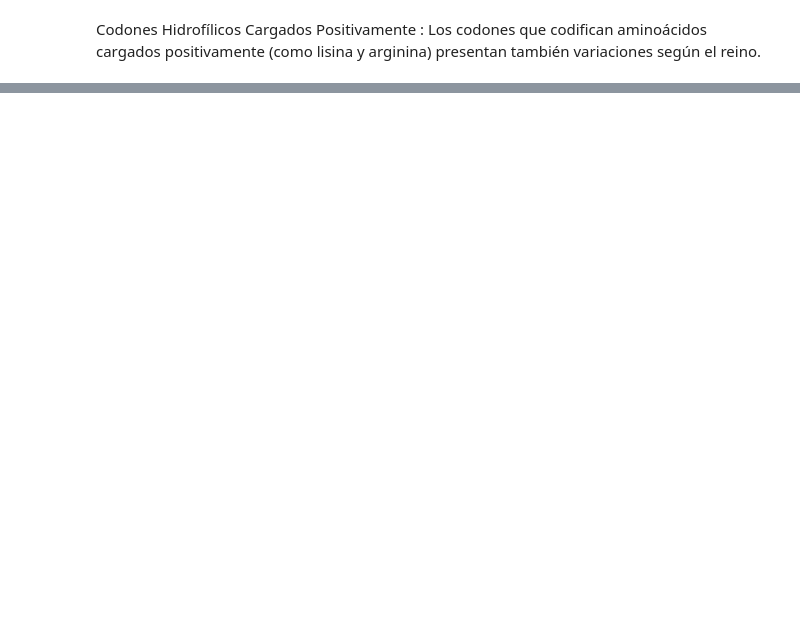
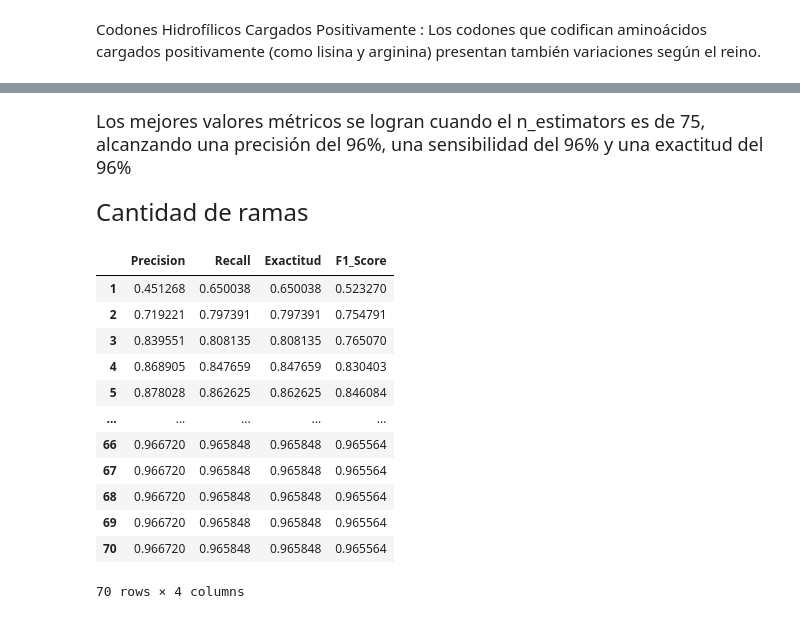
Before and after one commit to esconjaureguy/codon_usage, a Jupyter notebook: Predicción_Taxonómica_de_Especies_Usando_Frecuencias_de_Codones+_Esconajureguy_61190.ipynb, the cells around one changed output, grey strips where cells are left out. Cells and saved outputs as stored; diff of their text form; code cells hidden in the pictures; blank space fills up the shorter version.

```diff
--- a/Predicción_Taxonómica_de_Especies_Usando_Frecuencias_de_Codones+_Esconajureguy_61190.ipynb
+++ b/Predicción_Taxonómica_de_Especies_Usando_Frecuencias_de_Codones+_Esconajureguy_61190.ipynb
@@ -698,0 +760,4 @@ Los análisis univariado y bivariado ayudan a identificar patrones y relaciones
+# %%
+#Divido las variables para entenamiento y testeo
+X_train, X_test, y_train, y_test = train_test_split(X, y, test_size=0.2, random_state=42)
+X_train.shape, y_train.shape, X_test.shape, y_test.shape
@@ -698,0 +921,16 @@ Los análisis univariado y bivariado ayudan a identificar patrones y relaciones
+# %%
+model = LogisticRegression(max_iter=10000, n_jobs=-1)
+model.fit(X_train, y_train)
+prediccioneslr = model.predict(X_test)
+#predicciones
+accuracyklg= accuracy_score(y_test, prediccioneslr)
+# Precision
+precisionlg = metrics.precision_score(y_test, prediccioneslr, average='weighted', zero_division=1)
+#recall
+recalllg = metrics.recall_score(y_test, prediccioneslr, average='weighted')
+#F1_score
+f1rl =metrics.f1_score(y_test, prediccioneslr, average='weighted')
+print("accuracy:",accuracyklg)
+print("Presisicion:",precisionlg)
+print("Recall:",recalllg)
+print("F1_score:", f1rl )
@@ -698,0 +1119,47 @@ Los análisis univariado y bivariado ayudan a identificar patrones y relaciones
+# %% [markdown]
+<font size="4"> Los mejores valores métricos se logran cuando el n_estimators es de 75, alcanzando una precisión del 96%, una sensibilidad del 96% y una exactitud del 96%
+# %% [markdown]
+<font size="5"> Cantidad de ramas
+# %%
+ramas = [i for i in range(1, 71)]  # Del 1 al 70 los valores que va a tomar max_depth
+#creo listas para almacenar los valores de las métricas
+precisiones = []
+sensibilidades = []
+exactitudes = []
+f1_scores = []
+
+for max_depth in ramas:
+  rf = RandomForestClassifier(random_state=1234, max_features=21, n_estimators=75, max_depth=max_depth)
+  rf.fit(X_train, y_train)
+  y_predrf = rf.predict(X_test)
+  #exactitud
+  accuryacrf = accuracy_score(y_test, y_predrf)
+  # Precision
+  precisionrf = metrics.precision_score(y_test, y_predrf, average='weighted')
+  #sensibilidad
+  recallrf = metrics.recall_score(y_test, y_predrf, average='weighted')
+  #F1_score
+  f1rf =metrics.f1_score(y_test, y_predrf, average='weighted')
+
+# Agrego métricas a las listas
+  precisiones.append(precisionrf)
+  sensibilidades.append(recallrf)
+  exactitudes.append(accuryacrf)
+  f1_scores.append(f1rf)
+df_resultados = pd.DataFrame({'Precision': precisiones,'Recall': sensibilidades,'Exactitud': exactitudes,'F1_Score': f1_scores})
+df_resultados.index = ramas
+df_resultados
+# %% [output]
+|  | Precision | Recall | Exactitud | F1_Score |
+| 1 | 0.451268 | 0.650038 | 0.650038 | 0.523270 |
+| 2 | 0.719221 | 0.797391 | 0.797391 | 0.754791 |
+| 3 | 0.839551 | 0.808135 | 0.808135 | 0.765070 |
+| 4 | 0.868905 | 0.847659 | 0.847659 | 0.830403 |
+| 5 | 0.878028 | 0.862625 | 0.862625 | 0.846084 |
+| ... | ... | ... | ... | ... |
+| 66 | 0.966720 | 0.965848 | 0.965848 | 0.965564 |
+| 67 | 0.966720 | 0.965848 | 0.965848 | 0.965564 |
+| 68 | 0.966720 | 0.965848 | 0.965848 | 0.965564 |
+| 69 | 0.966720 | 0.965848 | 0.965848 | 0.965564 |
+| 70 | 0.966720 | 0.965848 | 0.965848 | 0.965564 |
+70 rows × 4 columns
```
Also changed, not shown: parts of 48 cells of this notebook.
